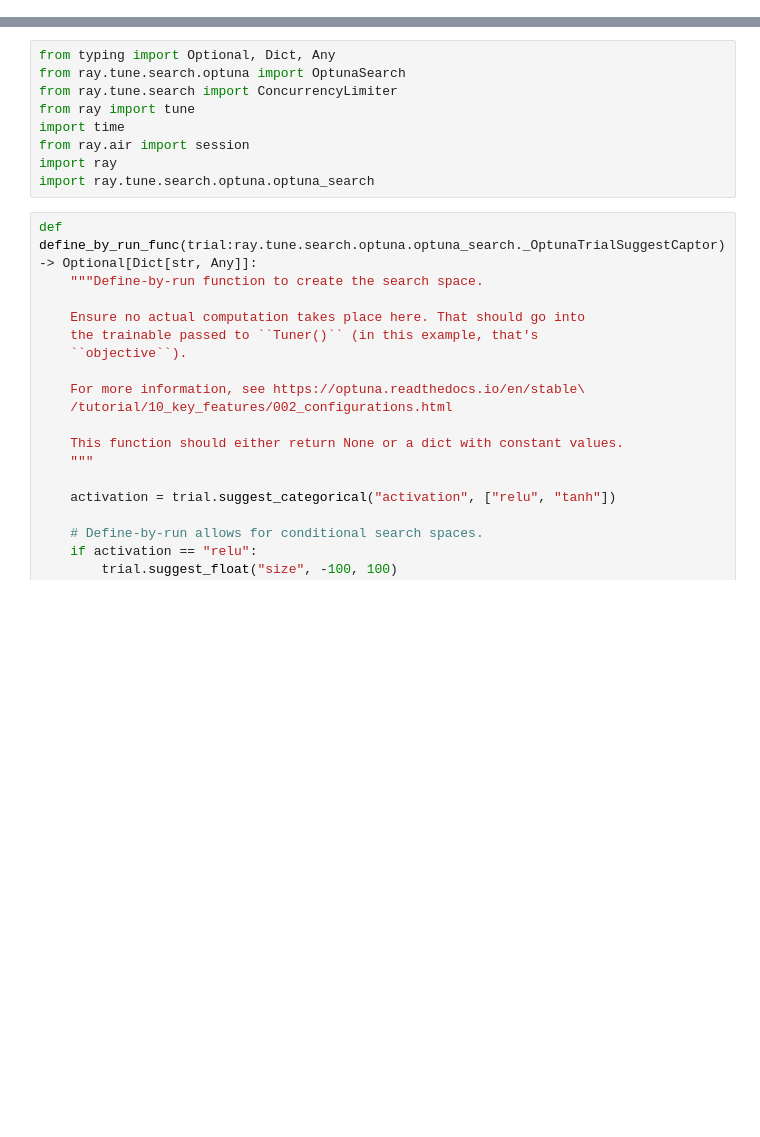
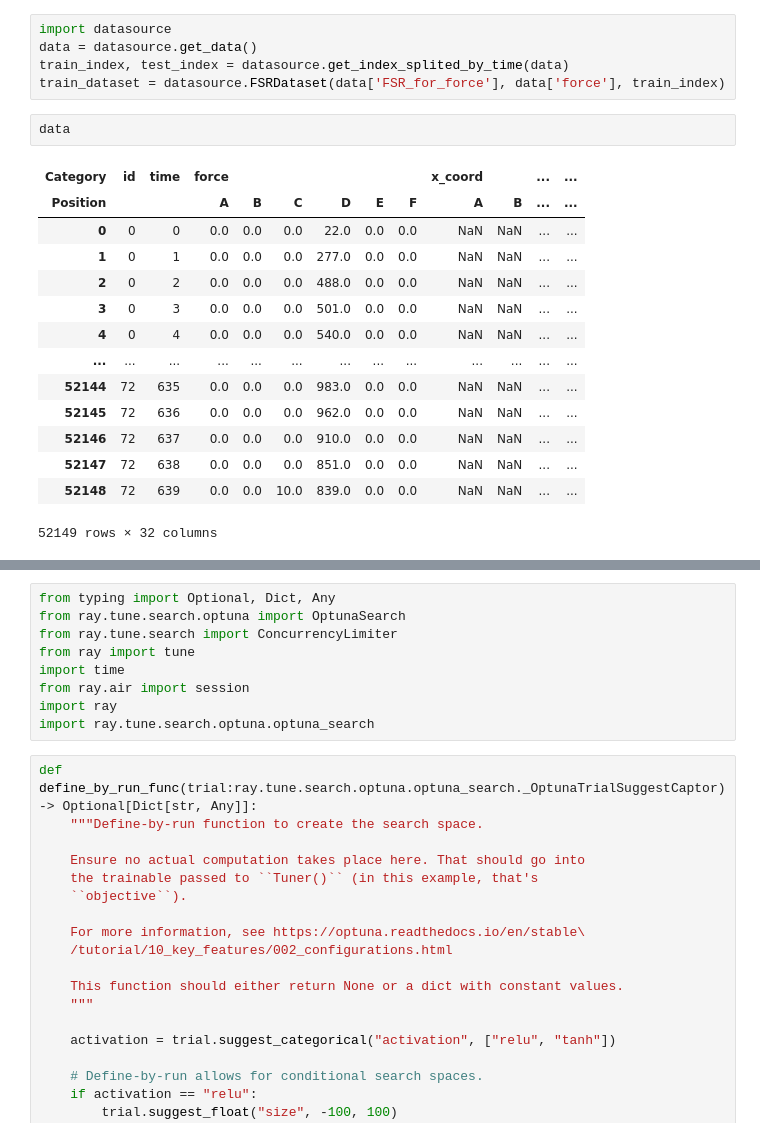
Before and after one commit to seokjin1013/FSR-prediction, a Jupyter notebook: tmp.ipynb, the cells around one changed output, grey strips where cells are left out. Drawn from its saved outputs; the diff is of its cells as text; blank space fills up the shorter version.

```diff
--- a/tmp.ipynb
+++ b/tmp.ipynb
@@ -0,0 +1,22 @@
+# %%
+import datasource
+data = datasource.get_data()
+train_index, test_index = datasource.get_index_splited_by_time(data)
+train_dataset = datasource.FSRDataset(data['FSR_for_force'], data['force'], train_index)
+# %%
+data
+# %% [output]
+| Category | id | time | force |  |  |  |  |  | x_coord |  | ... | ... |
+| Position |  |  | A | B | C | D | E | F | A | B | ... | ... |
+| 0 | 0 | 0 | 0.0 | 0.0 | 0.0 | 22.0 | 0.0 | 0.0 | NaN | NaN | ... | ... |
+| 1 | 0 | 1 | 0.0 | 0.0 | 0.0 | 277.0 | 0.0 | 0.0 | NaN | NaN | ... | ... |
+| 2 | 0 | 2 | 0.0 | 0.0 | 0.0 | 488.0 | 0.0 | 0.0 | NaN | NaN | ... | ... |
+| 3 | 0 | 3 | 0.0 | 0.0 | 0.0 | 501.0 | 0.0 | 0.0 | NaN | NaN | ... | ... |
+| 4 | 0 | 4 | 0.0 | 0.0 | 0.0 | 540.0 | 0.0 | 0.0 | NaN | NaN | ... | ... |
+| ... | ... | ... | ... | ... | ... | ... | ... | ... | ... | ... | ... | ... |
+| 52144 | 72 | 635 | 0.0 | 0.0 | 0.0 | 983.0 | 0.0 | 0.0 | NaN | NaN | ... | ... |
+| 52145 | 72 | 636 | 0.0 | 0.0 | 0.0 | 962.0 | 0.0 | 0.0 | NaN | NaN | ... | ... |
+| 52146 | 72 | 637 | 0.0 | 0.0 | 0.0 | 910.0 | 0.0 | 0.0 | NaN | NaN | ... | ... |
+| 52147 | 72 | 638 | 0.0 | 0.0 | 0.0 | 851.0 | 0.0 | 0.0 | NaN | NaN | ... | ... |
+| 52148 | 72 | 639 | 0.0 | 0.0 | 10.0 | 839.0 | 0.0 | 0.0 | NaN | NaN | ... | ... |
+52149 rows × 32 columns
```
Also changed, not shown: parts of 3 cells of this notebook, 2 other files.
